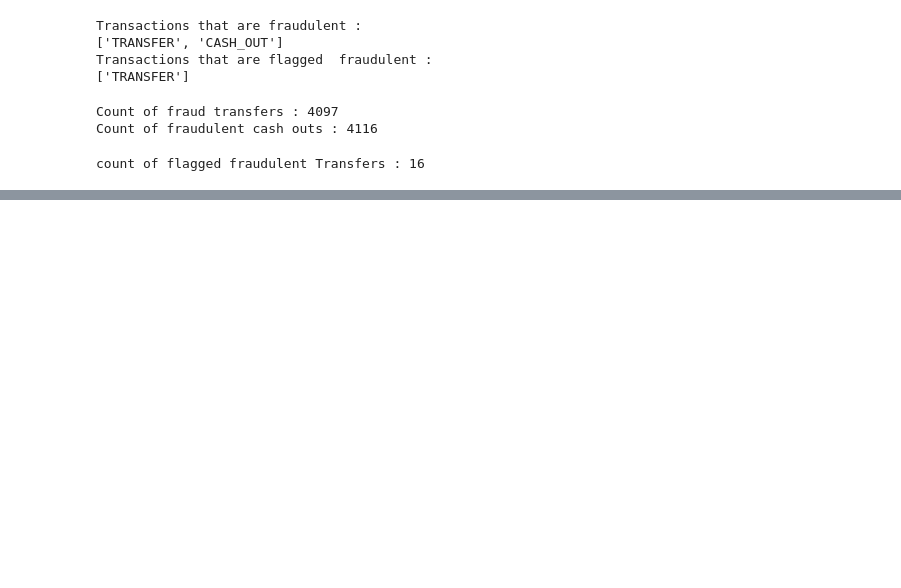
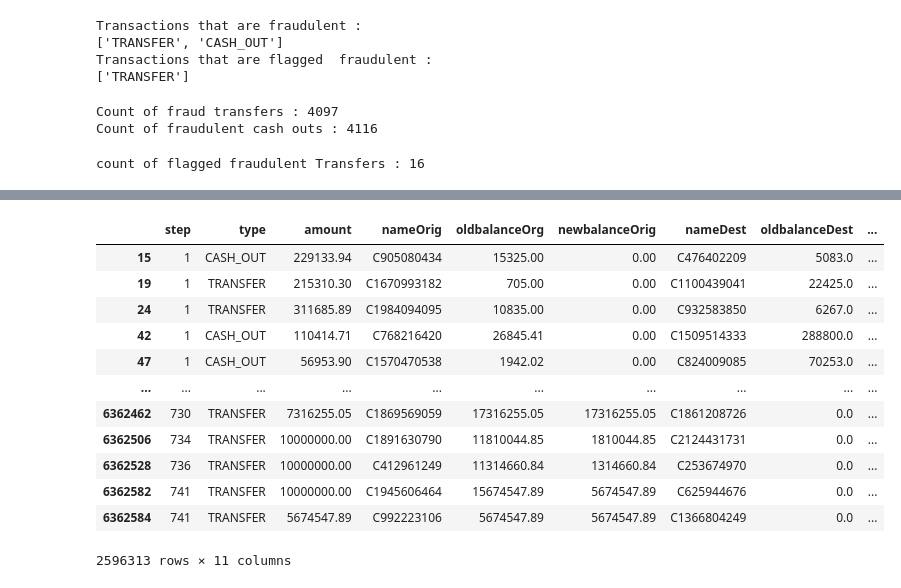
Before and after one commit to navyabhatgit/AnomalyDetection, a Jupyter notebook: Detection.ipynb, the cells around one changed output, grey strips where cells are left out. Drawn from its saved outputs; the diff is of its cells as text; code cells hidden in the pictures; blank space fills up the shorter version.

```diff
--- a/Detection.ipynb
+++ b/Detection.ipynb
@@ -330,0 +476,5 @@ Text(0.5, 1.0, 'Frequency of Amounts Cashed out During a Fraudulent Transaction'
+# %%
+# create a new Dataframe X with only Cash-out and Transfer transactions
+
+X = data.loc[(data['type']=='TRANSFER') | (data['type']=='CASH_OUT')]
+X.head(10)
@@ -330,0 +493,18 @@ Text(0.5, 1.0, 'Frequency of Amounts Cashed out During a Fraudulent Transaction'
+# %%
+# lets check if the newbalanceOrig is matches the value oldbalanceOrig - amount
+
+X.loc[(X['newbalanceOrig']!= (X['oldbalanceOrg'] - X['amount']))]
+# %% [output]
+|  | step | type | amount | nameOrig | oldbalanceOrg | newbalanceOrig | nameDest | oldbalanceDest | ... |
+| 15 | 1 | CASH_OUT | 229133.94 | C905080434 | 15325.00 | 0.00 | C476402209 | 5083.0 | ... |
+| 19 | 1 | TRANSFER | 215310.30 | C1670993182 | 705.00 | 0.00 | C1100439041 | 22425.0 | ... |
+| 24 | 1 | TRANSFER | 311685.89 | C1984094095 | 10835.00 | 0.00 | C932583850 | 6267.0 | ... |
+| 42 | 1 | CASH_OUT | 110414.71 | C768216420 | 26845.41 | 0.00 | C1509514333 | 288800.0 | ... |
+| 47 | 1 | CASH_OUT | 56953.90 | C1570470538 | 1942.02 | 0.00 | C824009085 | 70253.0 | ... |
+| ... | ... | ... | ... | ... | ... | ... | ... | ... | ... |
+| 6362462 | 730 | TRANSFER | 7316255.05 | C1869569059 | 17316255.05 | 17316255.05 | C1861208726 | 0.0 | ... |
+| 6362506 | 734 | TRANSFER | 10000000.00 | C1891630790 | 11810044.85 | 1810044.85 | C2124431731 | 0.0 | ... |
+| 6362528 | 736 | TRANSFER | 10000000.00 | C412961249 | 11314660.84 | 1314660.84 | C253674970 | 0.0 | ... |
+| 6362582 | 741 | TRANSFER | 10000000.00 | C1945606464 | 15674547.89 | 5674547.89 | C625944676 | 0.0 | ... |
+| 6362584 | 741 | TRANSFER | 5674547.89 | C992223106 | 5674547.89 | 5674547.89 | C1366804249 | 0.0 | ... |
+2596313 rows × 11 columns
```
Also changed, not shown: parts of 17 cells of this notebook.
